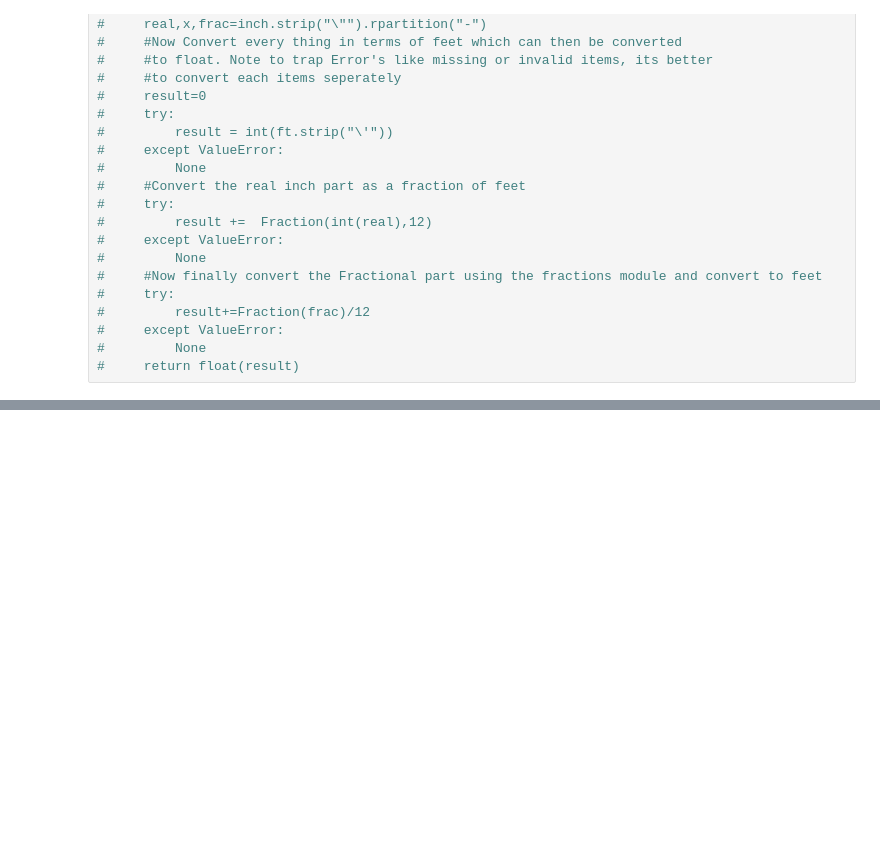
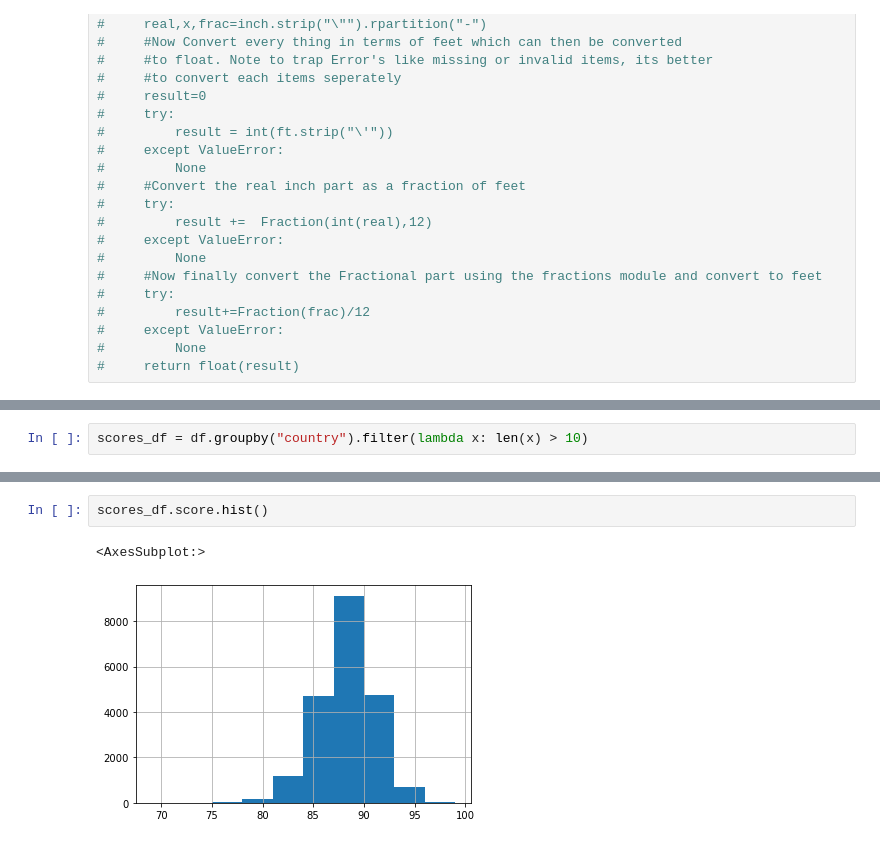
Before and after one commit to dj-betts/top-25-cigars, a Jupyter notebook: eda_cigar_aficionado.ipynb, the cells around one changed output, grey strips where cells are left out. Cells and saved outputs as stored; diff of their text form; blank space fills up the shorter version.

```diff
--- a/eda_cigar_aficionado.ipynb
+++ b/eda_cigar_aficionado.ipynb
@@ -82,0 +83,2 @@ list_lengths = df.length.value_counts()
+# %%
+scores_df = df.groupby("country").filter(lambda x: len(x) > 10)
@@ -82,0 +102,5 @@ list_lengths = df.length.value_counts()
+# %%
+scores_df.score.hist()
+# %% [output]
+<AxesSubplot:>
+[figure, added]
```
Also changed, not shown: parts of 26 cells of this notebook.
